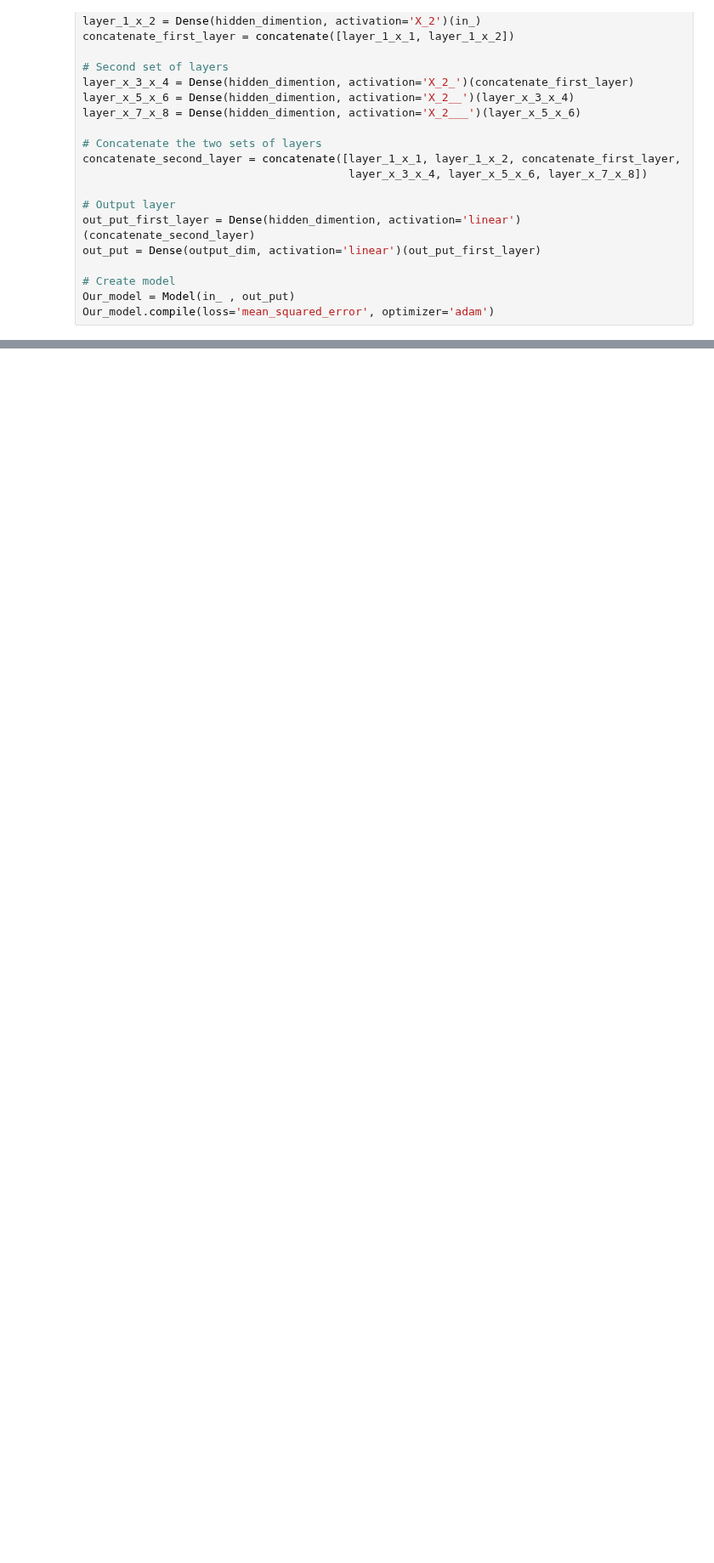
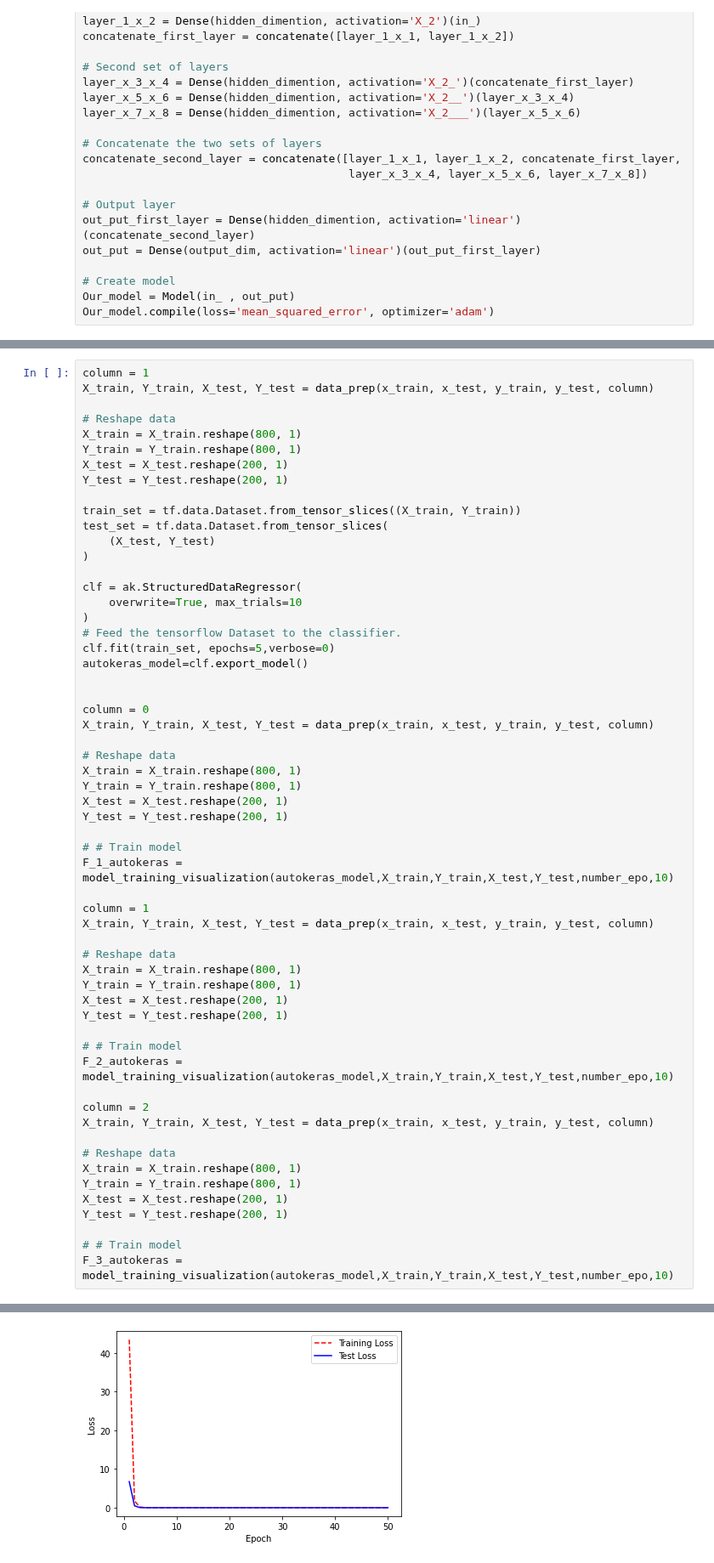
Before and after one commit to DeepLearningSaeid/Grad, a Jupyter notebook: Chapter_2.ipynb, the cells around one changed output, grey strips where cells are left out. Shown at 85% size. Drawn from its saved outputs; the diff is of its cells as text; blank space fills up the shorter version.

```diff
--- a/Chapter_2.ipynb
+++ b/Chapter_2.ipynb
@@ -1043,0 +554,59 @@ Run Time : 20.500578
+# %%
+column = 1
+X_train, Y_train, X_test, Y_test = data_prep(x_train, x_test, y_train, y_test, column)
+
+# Reshape data
+X_train = X_train.reshape(800, 1)
+Y_train = Y_train.reshape(800, 1)
+X_test = X_test.reshape(200, 1)
+Y_test = Y_test.reshape(200, 1)
+
+train_set = tf.data.Dataset.from_tensor_slices((X_train, Y_train))
+test_set = tf.data.Dataset.from_tensor_slices(
+    (X_test, Y_test)
+)
+
+clf = ak.StructuredDataRegressor(
+    overwrite=True, max_trials=10
+)
+# Feed the tensorflow Dataset to the classifier.
+clf.fit(train_set, epochs=5,verbose=0)
+autokeras_model=clf.export_model()
+
+
+column = 0
+X_train, Y_train, X_test, Y_test = data_prep(x_train, x_test, y_train, y_test, column)
+
+# Reshape data
+X_train = X_train.reshape(800, 1)
+Y_train = Y_train.reshape(800, 1)
+X_test = X_test.reshape(200, 1)
+Y_test = Y_test.reshape(200, 1)
+
+# # Train model
+F_1_autokeras = model_training_visualization(autokeras_model,X_train,Y_train,X_test,Y_test,number_epo,10)
+
+column = 1
+X_train, Y_train, X_test, Y_test = data_prep(x_train, x_test, y_train, y_test, column)
+
+# Reshape data
+X_train = X_train.reshape(800, 1)
+Y_train = Y_train.reshape(800, 1)
+X_test = X_test.reshape(200, 1)
+Y_test = Y_test.reshape(200, 1)
+
+# # Train model
+F_2_autokeras = model_training_visualization(autokeras_model,X_train,Y_train,X_test,Y_test,number_epo,10)
+
+column = 2
+X_train, Y_train, X_test, Y_test = data_prep(x_train, x_test, y_train, y_test, column)
+
+# Reshape data
+X_train = X_train.reshape(800, 1)
+Y_train = Y_train.reshape(800, 1)
+X_test = X_test.reshape(200, 1)
+Y_test = Y_test.reshape(200, 1)
+
+# # Train model
+F_3_autokeras = model_training_visualization(autokeras_model,X_train,Y_train,X_test,Y_test,number_epo,10)
+# %% [output]
@@ -1043,0 +625 @@ Run Time : 20.500578
+[figure, added]
```
Also changed, not shown: parts of 59 cells of this notebook.
